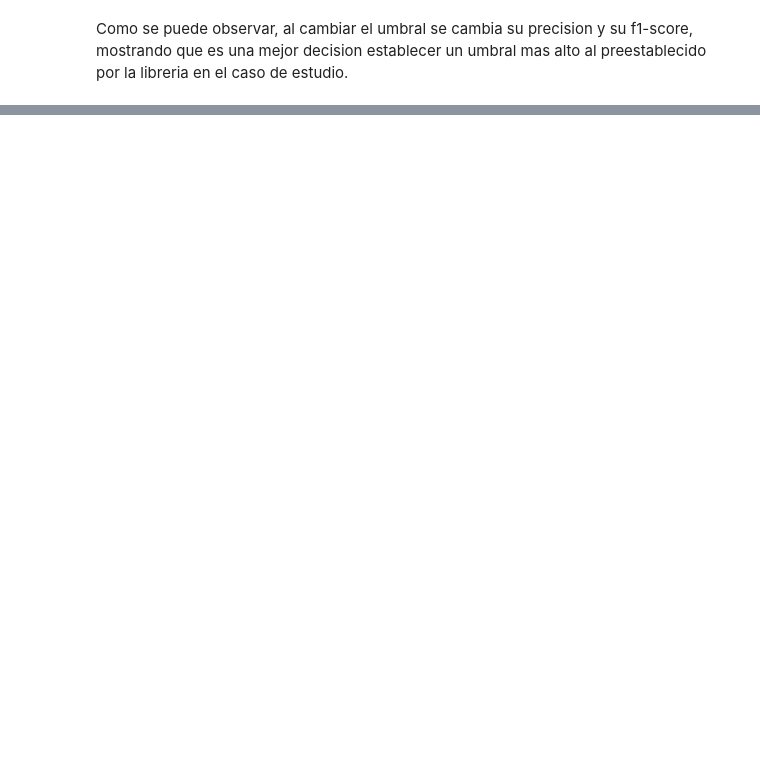
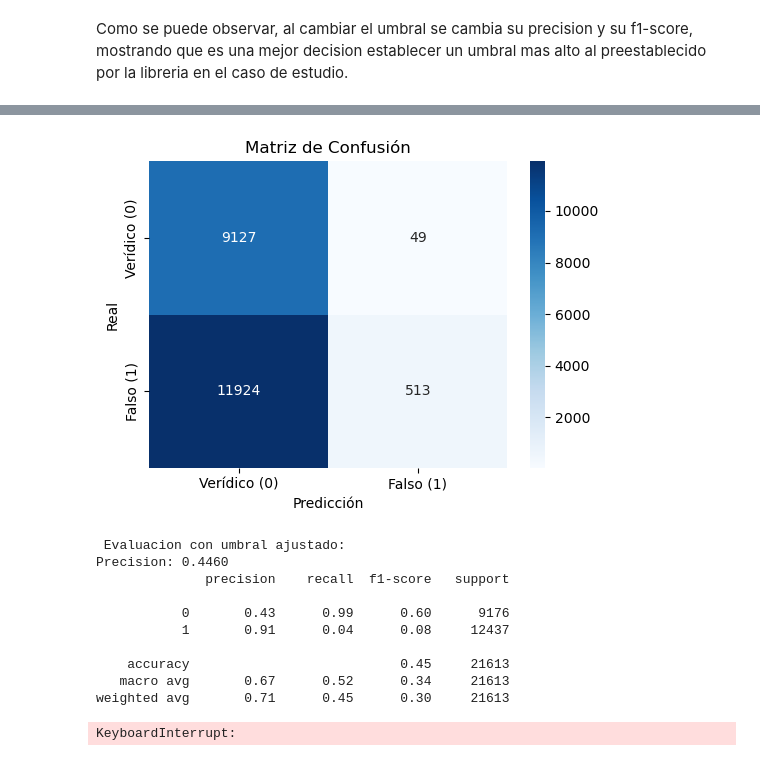
Before and after one commit to NicoleValeria1/BI_Proyecto_1, a Jupyter notebook: Entrega1/Entrega1.ipynb, the cells around one changed output, grey strips where cells are left out. Saved outputs shown, nothing was run; the diff lists cells and outputs as text; code cells hidden in the pictures; blank space fills up the shorter version.

```diff
--- a/Entrega1/Entrega1.ipynb
+++ b/Entrega1/Entrega1.ipynb
@@ -1061,0 +1092,77 @@ Como se puede observar, al cambiar el umbral se cambia su precision y su f1-scor
+# %%
+#Modificacion al umbral
+y_prob_bow = modelo_rf.predict_proba(X_test_tfidf)[:, 1]
+y_pred_bow_ajustado = (y_prob_bow > 0.48).astype(int)
+
+matriz_confusion = confusion_matrix(y_train, y_pred_bow_ajustado)
+
+plt.figure(figsize=(10, 4))
+
+plt.subplot(1, 2, 2)
+sns.heatmap(matriz_confusion, annot=True, fmt="d", cmap="Blues", xticklabels=["Verídico (0)", "Falso (1)"], yticklabels=["Verídico (0)", "Falso (1)"])
+plt.xlabel("Predicción")
+plt.ylabel("Real")
+plt.title("Matriz de Confusión")
+
+plt.tight_layout()
+plt.show()
+
+
+print("\n Evaluacion con umbral ajustado:")
+print(f"Precision: {accuracy_score(y_train, y_pred_bow_ajustado):.4f}")
+print(classification_report(y_train, y_pred_bow_ajustado))
+# %% [output]
+[figure, added]
+ Evaluacion con umbral ajustado:
+Precision: 0.4460
+              precision    recall  f1-score   support
+
+           0       0.43      0.99      0.60      9176
+           1       0.91      0.04      0.08     12437
+
+    accuracy                           0.45     21613
+   macro avg       0.67      0.52      0.34     21613
+weighted avg       0.71      0.45      0.30     21613
+# %%
+from sklearn.neighbors import KNeighborsClassifier
+from sklearn.preprocessing import MinMaxScaler
+from sklearn.metrics import accuracy_score, classification_report
+
+X_train_bow = df_bow_entrenamiento.values.astype("float32")
+X_train_tfidf = df_idf_nb_entrenamiento.values.astype("float32")
+y_train = df_entrenamiento["Label"]
+
+scaler_bow = MinMaxScaler()
+X_train_bow_scaled = scaler_bow.fit_transform(X_train_bow)
+
+scaler_tfidf = MinMaxScaler()
+X_train_tfidf_scaled = scaler_tfidf.fit_transform(X_train_tfidf)
+
+modelo_knn_bow = KNeighborsClassifier(n_neighbors=5, metric="cosine")  # Distancia coseno
+modelo_knn_bow.fit(X_train_bow_scaled, y_train)
+
+modelo_knn_tfidf = KNeighborsClassifier(n_neighbors=5, metric="cosine")
+modelo_knn_tfidf.fit(X_train_tfidf_scaled, y_train)
+
+X_test_bow = vectorizador_bow.transform(df_entrenamiento["Titulo"] + " " + df_entrenamiento["Descripcion"]).values
+X_test_bow_scaled = scaler_bow.transform(X_test_bow)
+
+X_test_tfidf = vectorizador_tfidf_nb.transform(df_entrenamiento["Titulo"] + " " + df_entrenamiento["Descripcion"]).values
+X_test_tfidf_scaled = scaler_tfidf.transform(X_test_tfidf)
+
+y_test = df_entrenamiento["Label"]
+
+
+y_pred_bow = modelo_knn_bow.predict(X_test_bow_scaled)
+y_pred_tfidf = modelo_knn_tfidf.predict(X_test_tfidf_scaled)
+
+
+print(" Evaluacion de KNN con BoW:")
+print(f"Accuracy: {accuracy_score(y_test, y_pred_bow):.4f}")
+print(classification_report(y_test, y_pred_bow))
+
+print("\n Evaluacion de KNN con TF-IDF (sin IDF):")
+print(f"Accuracy: {accuracy_score(y_test, y_pred_tfidf):.4f}")
+print(classification_report(y_test, y_pred_tfidf))
+# %% [output]
+KeyboardInterrupt:
```
Also changed, not shown: parts of 10 cells of this notebook.
